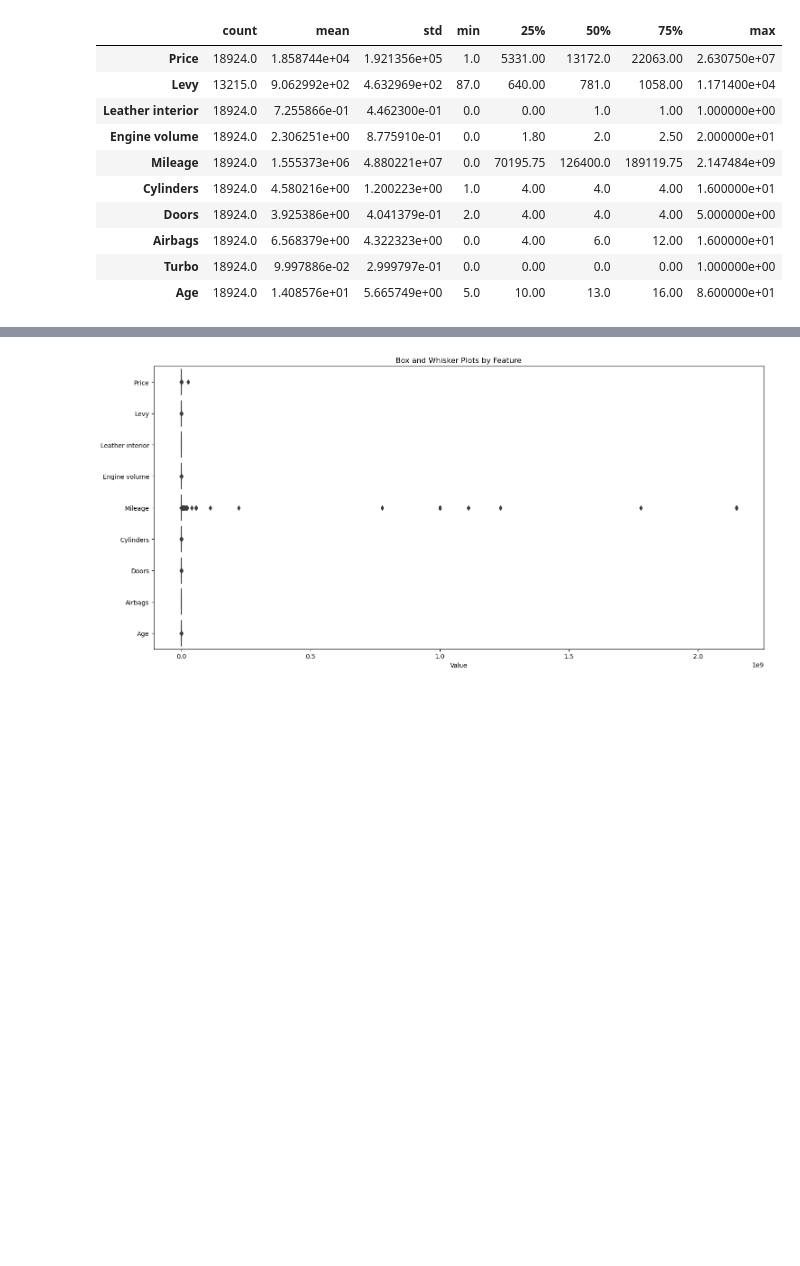
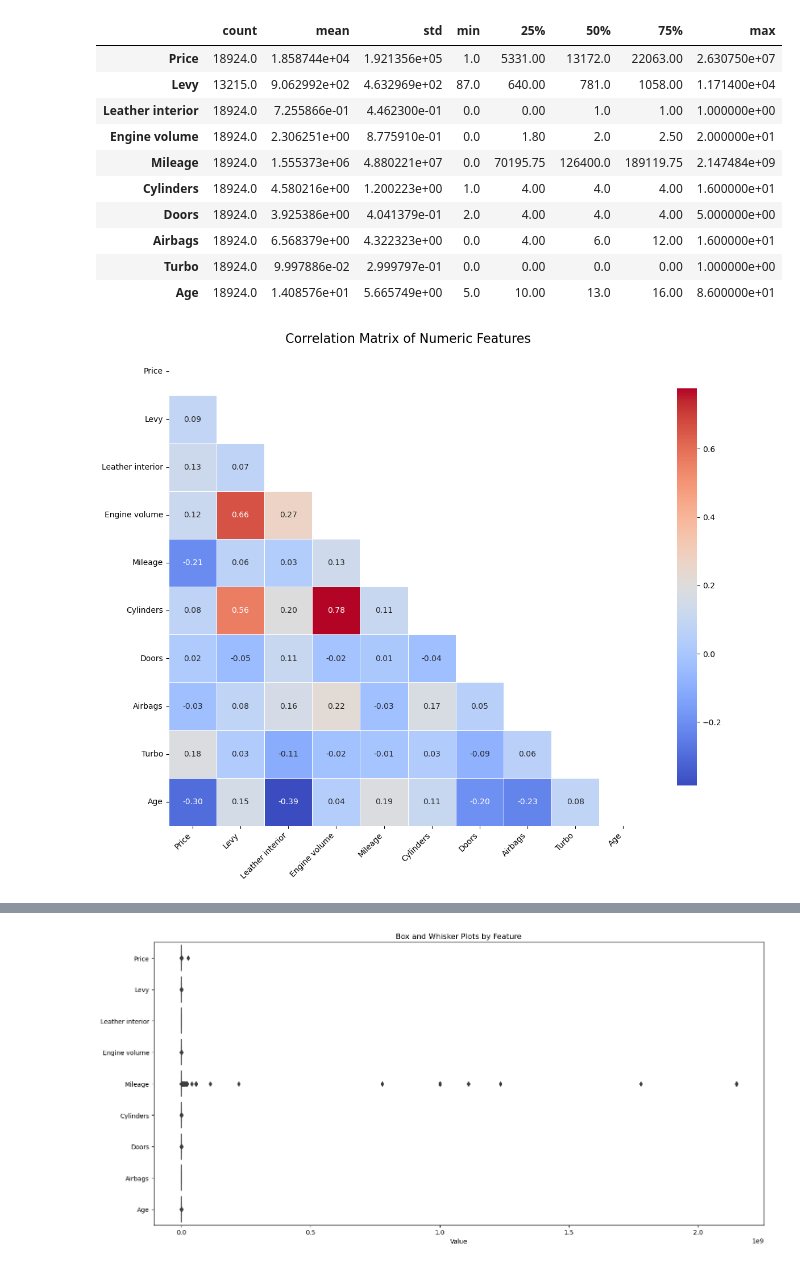
Before and after one commit to Harborg1/Model-Based-ML, a Jupyter notebook: model_based_ml_project.ipynb, the cells around one changed output, grey strips where cells are left out. Drawn from its saved outputs; the diff is of its cells as text; code cells hidden in the pictures; blank space fills up the shorter version.

Commit message:
Update model_based_ml_project.ipynb
Proceeding with data preprocessing, EDA

```diff
--- a/model_based_ml_project.ipynb
+++ b/model_based_ml_project.ipynb
@@ -267,3 +265,32 @@ Descriptive Statistics:
 | Airbags | 18924.0 | 6.568379e+00 | 4.322323e+00 | 0.0 | 4.00 | 6.0 | 12.00 | 1.600000e+01 |
 | Turbo | 18924.0 | 9.997886e-02 | 2.999797e-01 | 0.0 | 0.00 | 0.0 | 0.00 | 1.000000e+00 |
 | Age | 18924.0 | 1.408576e+01 | 5.665749e+00 | 5.0 | 10.00 | 13.0 | 16.00 | 8.600000e+01 |
+# %%
+# Select only numeric columns for correlation analysis
+numeric_data = df_cleaned.select_dtypes(include=[np.number])
+
+corr = numeric_data.corr()
+
+mask = np.triu(np.ones_like(corr, dtype=bool))
+
+fig = plt.figure(figsize=(12, 10))
+
+sns.heatmap(
+    corr,
+    mask=mask,
+    annot=True,
+    fmt=".2f",
+    cmap="coolwarm",
+    linewidths=0.5,
+    cbar_kws={"shrink": 0.8},
+    square=True,
+    annot_kws={"size": 10},)
+
+plt.xticks(rotation=45, ha='right', fontsize=10)
+plt.yticks(fontsize=10)
+plt.title("Correlation Matrix of Numeric Features", fontsize=16)
+plt.tight_layout()
+fig.savefig('correlation_heat_plot.png', bbox_inches='tight')
+plt.show()
+# %% [output]
+[figure, added]
```
Also changed, not shown: parts of 28 cells of this notebook.
